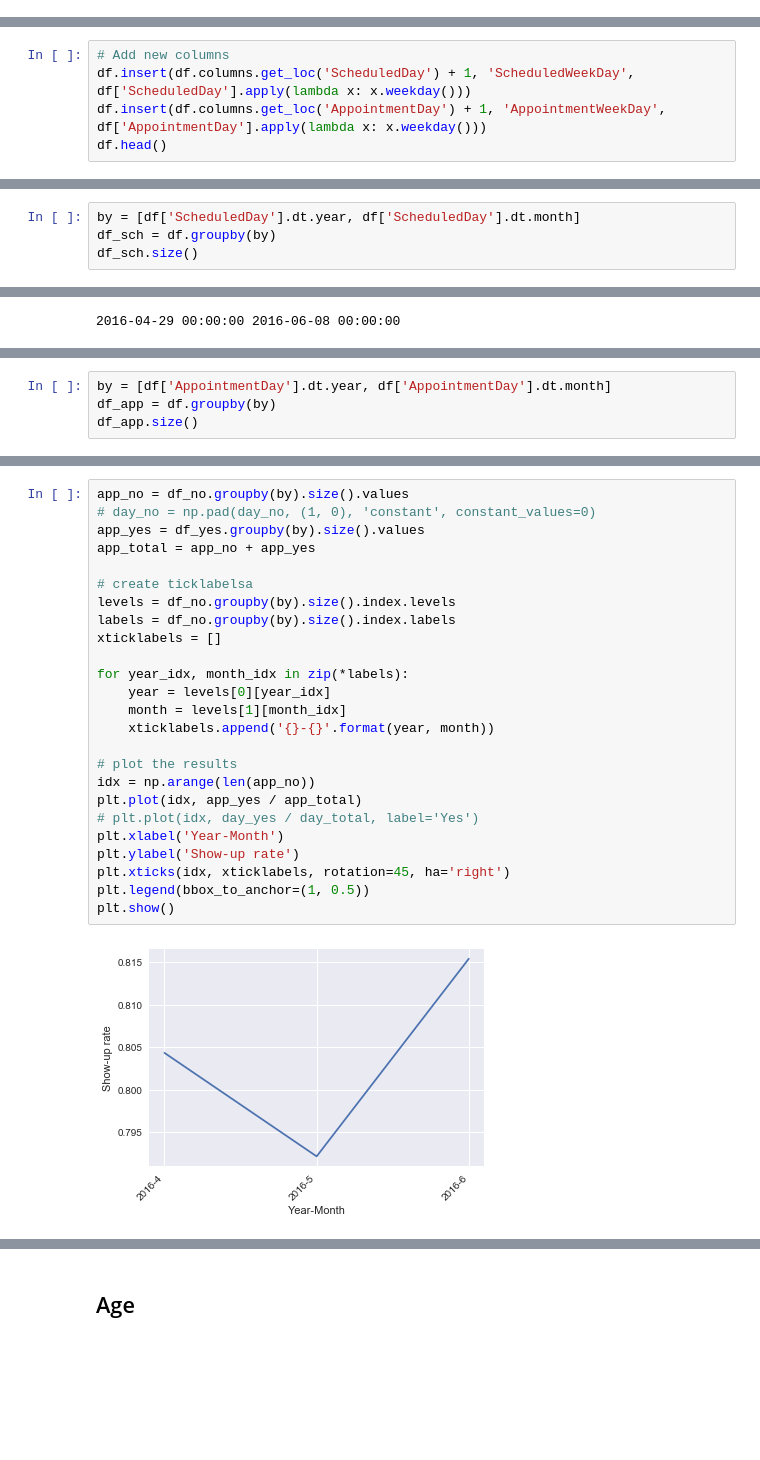
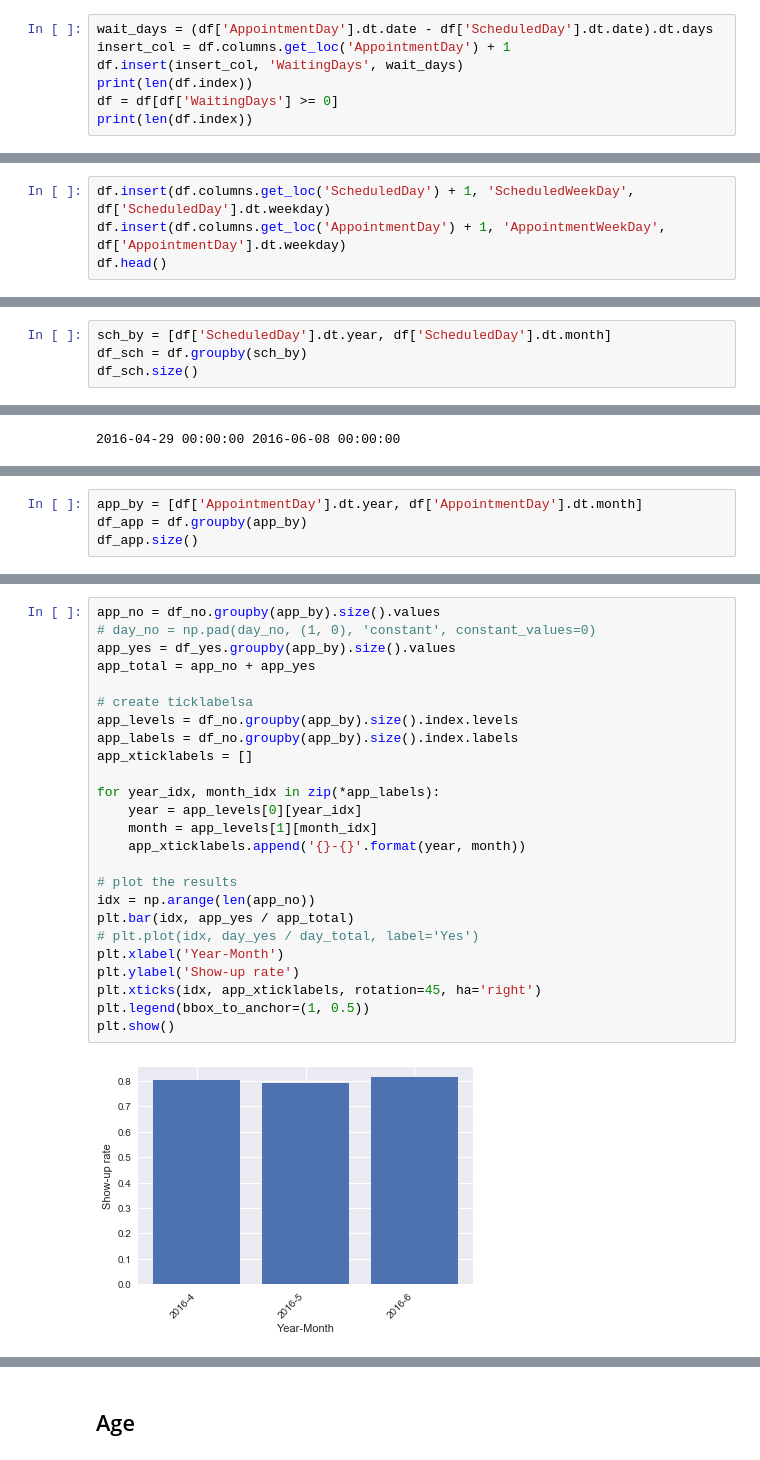
Before and after one commit to harupy/udacity-data-analyst, a Jupyter notebook: 2-introduction-to-data-analysis/@investigate_a_dataset/Investigate_a_Dataset.ipynb, the cells around one changed output, grey strips where cells are left out. Cells and saved outputs as stored; diff of their text form; blank space fills up the shorter version.

```diff
--- a/2-introduction-to-data-analysis/@investigate_a_dataset/Investigate_a_Dataset.ipynb
+++ b/2-introduction-to-data-analysis/@investigate_a_dataset/Investigate_a_Dataset.ipynb
@@ -173,0 +177,7 @@ df['AppointmentDay'] = pd.to_datetime(df['AppointmentDay'])
+# %%
+wait_days = (df['AppointmentDay'].dt.date - df['ScheduledDay'].dt.date).dt.days
+insert_col = df.columns.get_loc('AppointmentDay') + 1
+df.insert(insert_col, 'WaitingDays', wait_days)
+print(len(df.index))
+df = df[df['WaitingDays'] >= 0]
+print(len(df.index))
@@ -233,7 +240,6 @@ df.head()
 # %%
-# Add new columns
-df.insert(df.columns.get_loc('ScheduledDay') + 1, 'ScheduledWeekDay', df['ScheduledDay'].apply(lambda x: x.weekday()))
-df.insert(df.columns.get_loc('AppointmentDay') + 1, 'AppointmentWeekDay', df['AppointmentDay'].apply(lambda x: x.weekday()))
+df.insert(df.columns.get_loc('ScheduledDay') + 1, 'ScheduledWeekDay', df['ScheduledDay'].dt.weekday)
+df.insert(df.columns.get_loc('AppointmentDay') + 1, 'AppointmentWeekDay', df['AppointmentDay'].dt.weekday)
 df.head()
 # %% [output]
 |  | PatientId | AppointmentID | Gender | ScheduledDay | ScheduledWeekDay | AppointmentDay | AppointmentWeekDay | ... |
@@ -326,8 +329,8 @@ print(min_date, max_date)
 # %% [output]
 2015-11-10 07:13:56 2016-06-08 20:07:23
 # %%
-by = [df['ScheduledDay'].dt.year, df['ScheduledDay'].dt.month]
-df_sch = df.groupby(by)
+sch_by = [df['ScheduledDay'].dt.year, df['ScheduledDay'].dt.month]
+df_sch = df.groupby(sch_by)
 df_sch.size()
 # %% [output]
 ScheduledDay  ScheduledDay
@@ -385,6 +388,6 @@ print(min_date, max_date)
 # %%
-by = [df['AppointmentDay'].dt.year, df['AppointmentDay'].dt.month]
-df_app = df.groupby(by)
+app_by = [df['AppointmentDay'].dt.year, df['AppointmentDay'].dt.month]
+df_app = df.groupby(app_by)
 df_app.size()
 # %% [output]
 AppointmentDay  AppointmentDay
@@ -393,29 +396,29 @@ AppointmentDay  AppointmentDay
                 6                 26450
 dtype: int64
 # %%
-app_no = df_no.groupby(by).size().values
+app_no = df_no.groupby(app_by).size().values
 # day_no = np.pad(day_no, (1, 0), 'constant', constant_values=0)
-app_yes = df_yes.groupby(by).size().values
+app_yes = df_yes.groupby(app_by).size().values
 app_total = app_no + app_yes
 
 # create ticklabelsa
-levels = df_no.groupby(by).size().index.levels
-labels = df_no.groupby(by).size().index.labels
-xticklabels = []
+app_levels = df_no.groupby(app_by).size().index.levels
+app_labels = df_no.groupby(app_by).size().index.labels
+app_xticklabels = []
 
-for year_idx, month_idx in zip(*labels):
-    year = levels[0][year_idx]
-    month = levels[1][month_idx]
-    xticklabels.append('{}-{}'.format(year, month))
+for year_idx, month_idx in zip(*app_labels):
+    year = app_levels[0][year_idx]
+    month = app_levels[1][month_idx]
+    app_xticklabels.append('{}-{}'.format(year, month))
 
 # plot the results
 idx = np.arange(len(app_no))
-plt.plot(idx, app_yes / app_total)
+plt.bar(idx, app_yes / app_total)
 # plt.plot(idx, day_yes / day_total, label='Yes')
 plt.xlabel('Year-Month')
 plt.ylabel('Show-up rate')
-plt.xticks(idx, xticklabels, rotation=45, ha='right')
+plt.xticks(idx, app_xticklabels, rotation=45, ha='right')
 plt.legend(bbox_to_anchor=(1, 0.5))
 plt.show()
 # %% [output]
-[figure, old version]
+[figure, new version]
```
Also changed, not shown: parts of 48 cells of this notebook, 1 other file.
